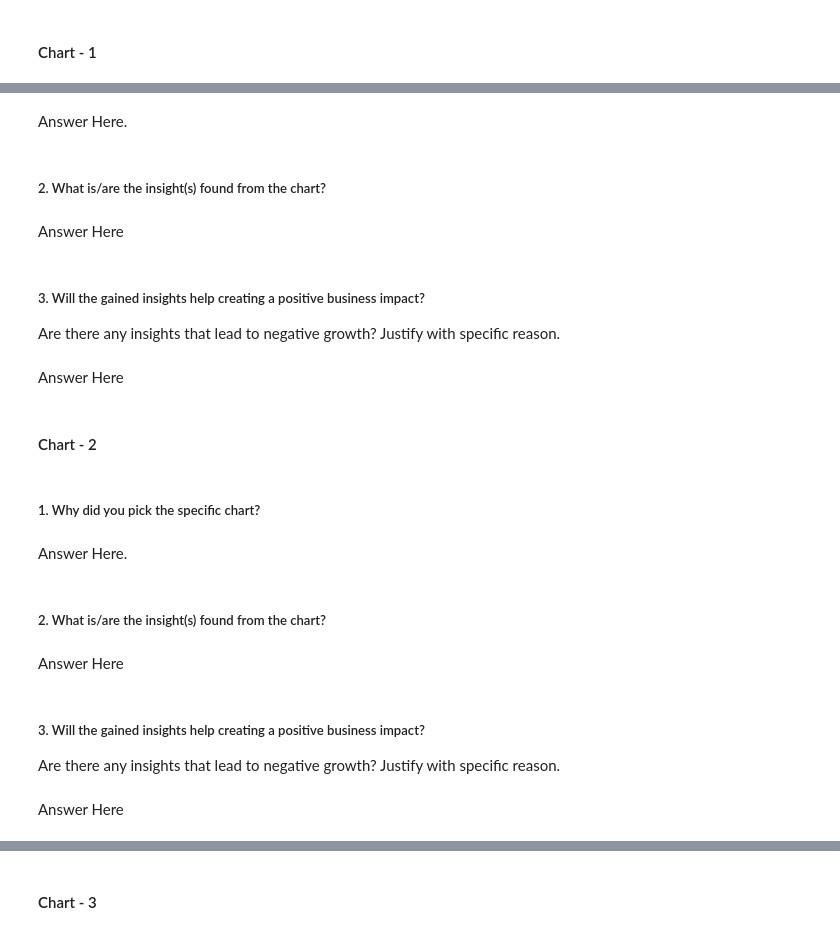
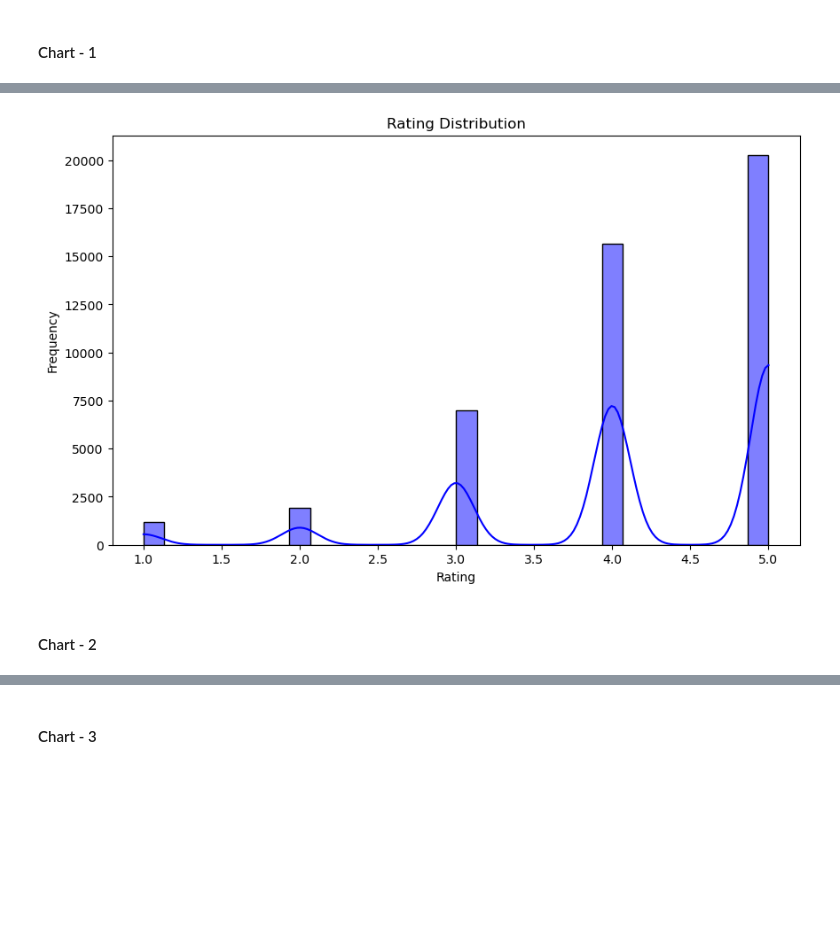
Before and after one commit to viraj-gavade/Tourism-Experience-Analytics, a Jupyter notebook: notebooks/experiments.ipynb, the cells around one changed output, grey strips where cells are left out. Drawn from its saved outputs; the diff is of its cells as text; code cells hidden in the pictures; blank space fills up the shorter version.

```diff
--- a/notebooks/experiments.ipynb
+++ b/notebooks/experiments.ipynb
@@ -371,13 +367,12 @@ To make the dataset clean and analysis-ready, the following data wrangling steps
-# %% [markdown]
-Answer Here.
-# %% [markdown]
-##### 2. What is/are the insight(s) found from the chart?
-# %% [markdown]
-Answer Here
-# %% [markdown]
-##### 3. Will the gained insights help creating a positive business impact?
-Are there any insights that lead to negative growth? Justify with specific reason.
-# %% [markdown]
-Answer Here
+# %%
+# Chart - 1  Rating Distribution
+plt.figure(figsize=(10,6))
+sns.histplot(df['Rating'], bins=30, kde=True, color='blue')
+plt.title('Rating Distribution')
+plt.xlabel('Rating')
+plt.ylabel('Frequency')
+plt.show()
+# %% [output]
+[figure, added]
 # %% [markdown]
 #### Chart - 2
@@ -386,13 +378,0 @@ Answer Here
-# %% [markdown]
-##### 1. Why did you pick the specific chart?
-# %% [markdown]
-Answer Here.
-# %% [markdown]
-##### 2. What is/are the insight(s) found from the chart?
-# %% [markdown]
-Answer Here
-# %% [markdown]
-##### 3. Will the gained insights help creating a positive business impact?
-Are there any insights that lead to negative growth? Justify with specific reason.
-# %% [markdown]
-Answer Here
```
Also changed, not shown: parts of 106 cells of this notebook.
